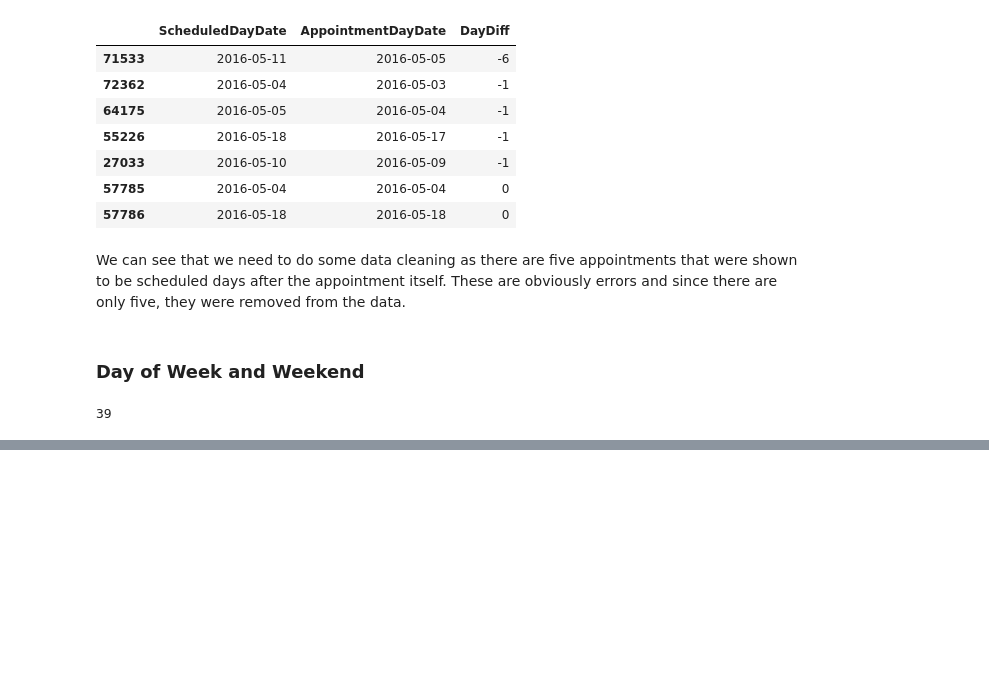
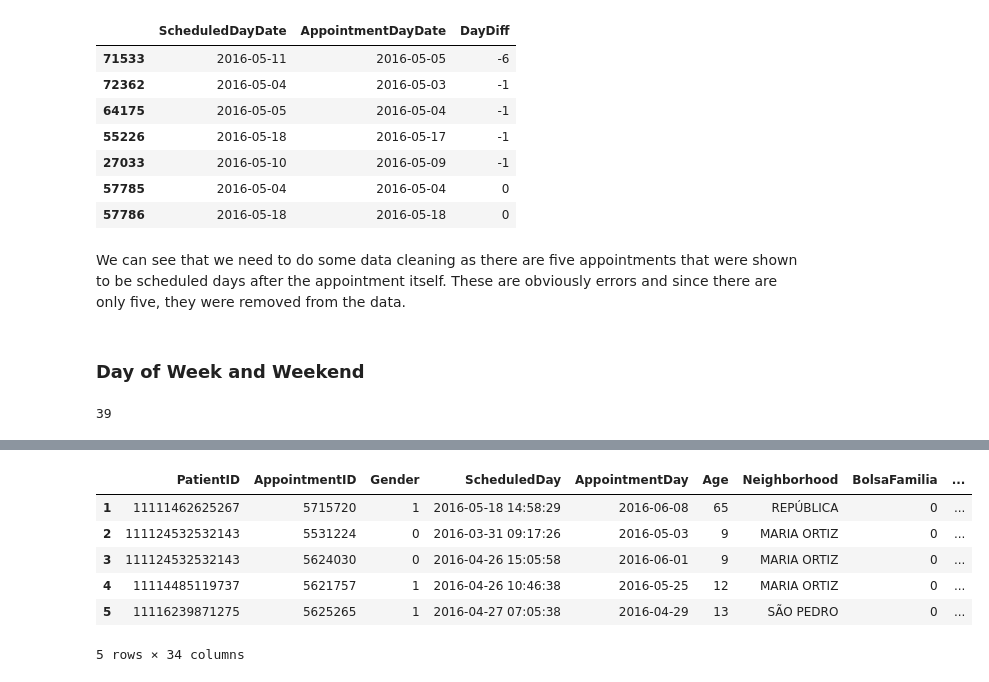
Before and after one commit to jaclynrich/appt-no-show, a Jupyter notebook: appt-no-show.ipynb, the cells around one changed output, grey strips where cells are left out. Saved outputs shown, nothing was run; the diff lists cells and outputs as text; code cells hidden in the pictures; blank space fills up the shorter version.

```diff
--- a/appt-no-show.ipynb
+++ b/appt-no-show.ipynb
@@ -638,0 +741,14 @@ ow['Weekend'].sum()
+# %%
+# Sort the dataframe and update the index, so that the records are in
+# order of when they were made
+ow = ow.sort_values(by = ['PatientID', 'ScheduledDay', 'AppointmentDay'])
+ow.index = range(1,len(ow) + 1)
+ow.head()
+# %% [output]
+|  | PatientID | AppointmentID | Gender | ScheduledDay | AppointmentDay | Age | Neighborhood | BolsaFamilia | ... |
+| 1 | 11111462625267 | 5715720 | 1 | 2016-05-18 14:58:29 | 2016-06-08 | 65 | REPÚBLICA | 0 | ... |
+| 2 | 111124532532143 | 5531224 | 0 | 2016-03-31 09:17:26 | 2016-05-03 | 9 | MARIA ORTIZ | 0 | ... |
+| 3 | 111124532532143 | 5624030 | 0 | 2016-04-26 15:05:58 | 2016-06-01 | 9 | MARIA ORTIZ | 0 | ... |
+| 4 | 11114485119737 | 5621757 | 1 | 2016-04-26 10:46:38 | 2016-05-25 | 12 | MARIA ORTIZ | 0 | ... |
+| 5 | 11116239871275 | 5625265 | 1 | 2016-04-27 07:05:38 | 2016-04-29 | 13 | SÃO PEDRO | 0 | ... |
+5 rows × 34 columns
```
Also changed, not shown: parts of 20 cells of this notebook.
